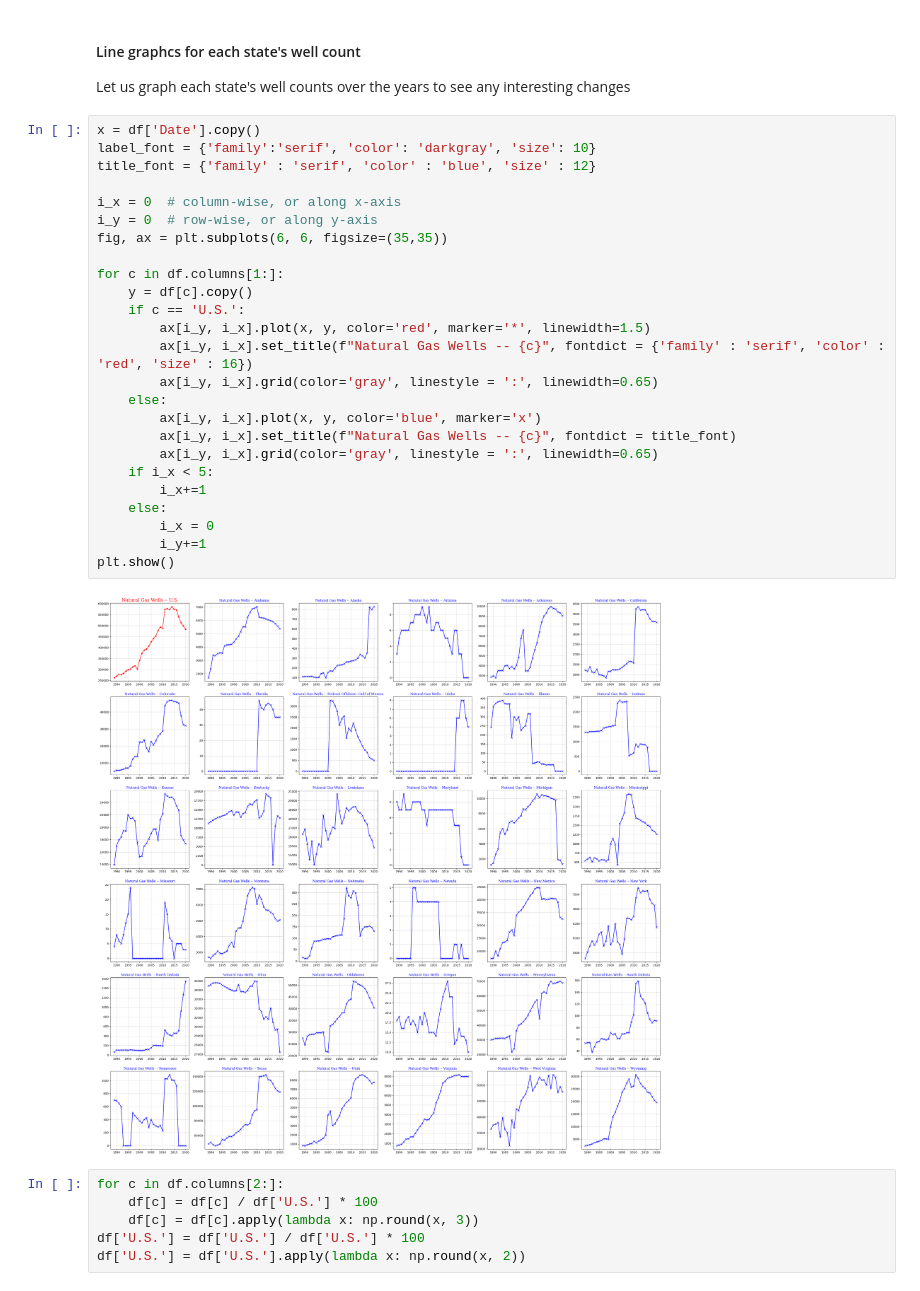
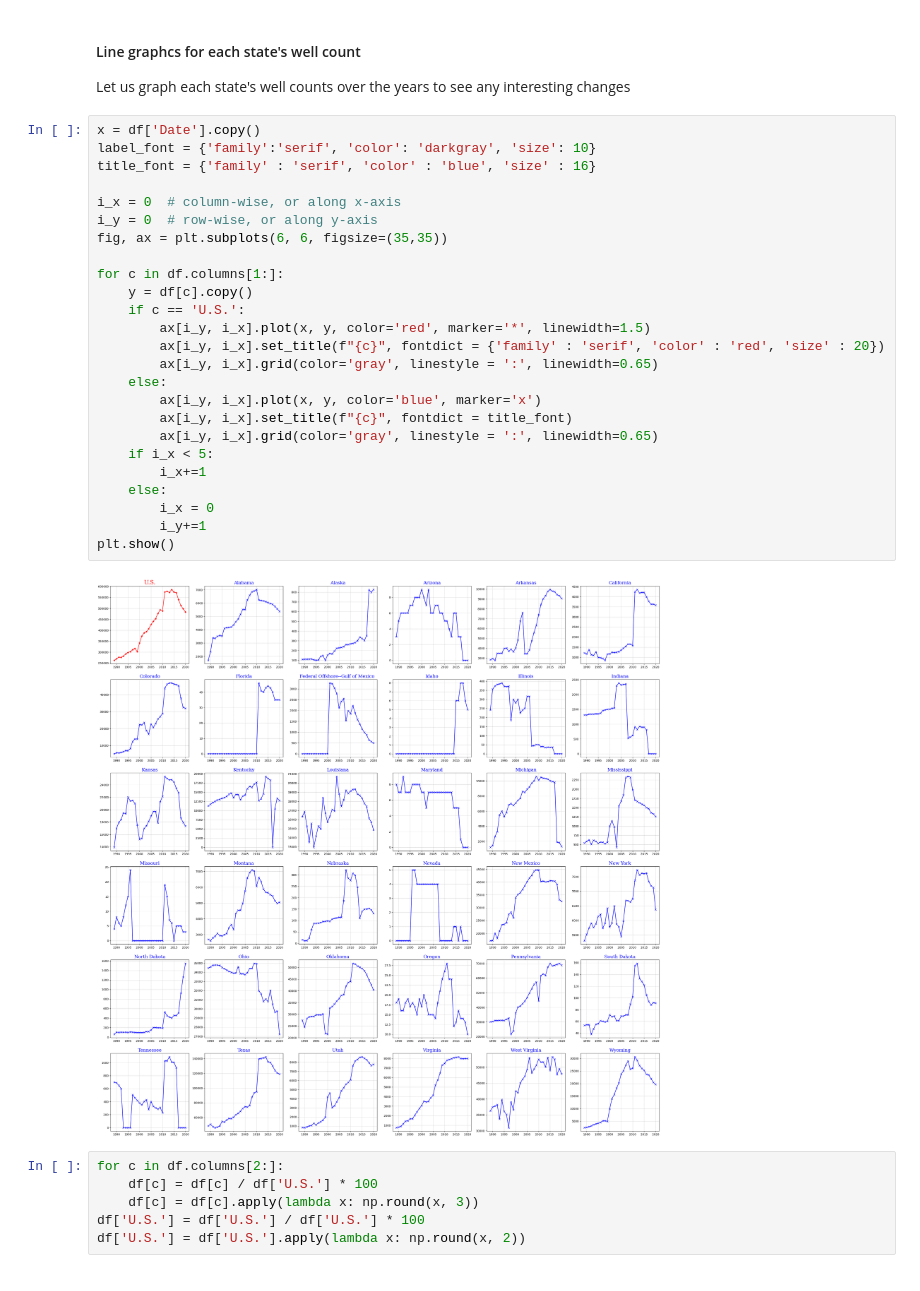
Before and after one commit to frostydots/jupyter, a Jupyter notebook: naturalgas_production_1989-2020.ipynb, the cells around one changed output. Cells and saved outputs as stored; diff of their text form.

```diff
--- a/naturalgas_production_1989-2020.ipynb
+++ b/naturalgas_production_1989-2020.ipynb
@@ -37,30 +37,30 @@ data = df.copy()
 # %%
 x = df['Date'].copy()
 label_font = {'family':'serif', 'color': 'darkgray', 'size': 10}
-title_font = {'family' : 'serif', 'color' : 'blue', 'size' : 12}
+title_font = {'family' : 'serif', 'color' : 'blue', 'size' : 16}
 
 i_x = 0  # column-wise, or along x-axis
 i_y = 0  # row-wise, or along y-axis
 fig, ax = plt.subplots(6, 6, figsize=(35,35))
 
 for c in df.columns[1:]:
     y = df[c].copy()
     if c == 'U.S.':
         ax[i_y, i_x].plot(x, y, color='red', marker='*', linewidth=1.5)
-        ax[i_y, i_x].set_title(f"Natural Gas Wells -- {c}", fontdict = {'family' : 'serif', 'color' : 'red', 'size' : 16})
+        ax[i_y, i_x].set_title(f"{c}", fontdict = {'family' : 'serif', 'color' : 'red', 'size' : 20})
         ax[i_y, i_x].grid(color='gray', linestyle = ':', linewidth=0.65)
     else:
         ax[i_y, i_x].plot(x, y, color='blue', marker='x')
-        ax[i_y, i_x].set_title(f"Natural Gas Wells -- {c}", fontdict = title_font)
+        ax[i_y, i_x].set_title(f"{c}", fontdict = title_font)
         ax[i_y, i_x].grid(color='gray', linestyle = ':', linewidth=0.65)
     if i_x < 5:
         i_x+=1
     else:
         i_x = 0
         i_y+=1
 plt.show()
 # %% [output]
-[figure, old version]
+[figure, new version]
 # %%
 for c in df.columns[2:]:
     df[c] = df[c] / df['U.S.'] * 100
```
